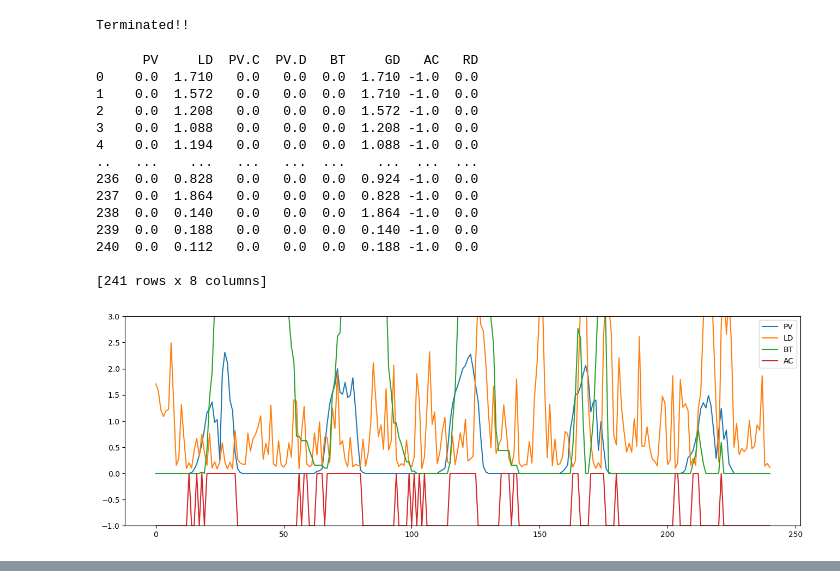
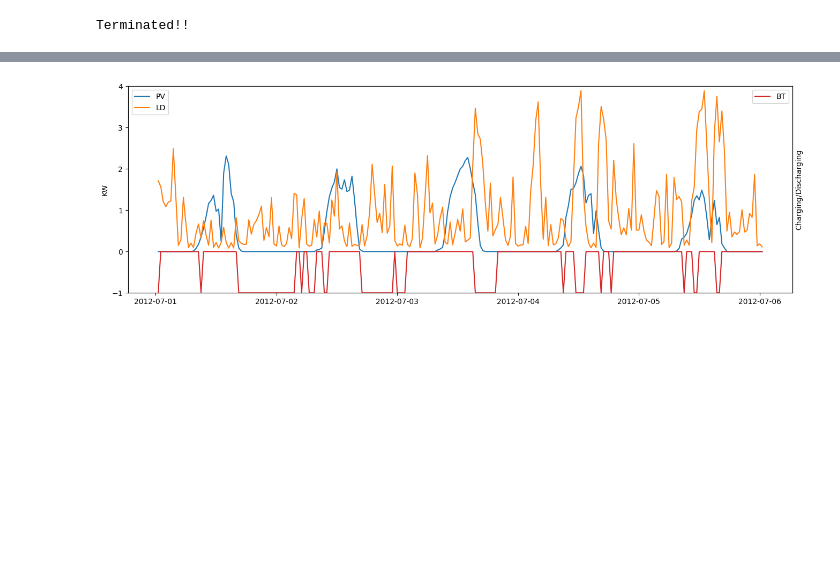
Before and after one commit to JunwookHeo/etc_project, a Jupyter notebook: proc_auggrid/optimise_battery.ipynb, the cells around one changed output, grey strips where cells are left out. Drawn from its saved outputs; the diff is of its cells as text; code cells hidden in the pictures; blank space fills up the shorter version.

```diff
--- a/proc_auggrid/optimise_battery.ipynb
+++ b/proc_auggrid/optimise_battery.ipynb
@@ -329,26 +361,35 @@ with torch.no_grad():
             break
 # %% [output]
 Terminated!!
-# %%
-start_pos = 0
-duration = 48*5
-ax = df_out[['PV', 'LD', 'BT', 'AC']].loc[start_pos:start_pos+duration].plot(figsize=(16,5))
-ax.set_ylim(-1, 3)
-print(df_out.loc[start_pos:start_pos+duration])
-plt.show()
-# %% [output]
-      PV     LD  PV.C  PV.D   BT     GD   AC   RD
-0    0.0  1.710   0.0   0.0  0.0  1.710 -1.0  0.0
-1    0.0  1.572   0.0   0.0  0.0  1.710 -1.0  0.0
-2    0.0  1.208   0.0   0.0  0.0  1.572 -1.0  0.0
-3    0.0  1.088   0.0   0.0  0.0  1.208 -1.0  0.0
-4    0.0  1.194   0.0   0.0  0.0  1.088 -1.0  0.0
-..   ...    ...   ...   ...  ...    ...  ...  ...
-236  0.0  0.828   0.0   0.0  0.0  0.924 -1.0  0.0
-237  0.0  1.864   0.0   0.0  0.0  0.828 -1.0  0.0
-238  0.0  0.140   0.0   0.0  0.0  1.864 -1.0  0.0
-239  0.0  0.188   0.0   0.0  0.0  0.140 -1.0  0.0
-240  0.0  0.112   0.0   0.0  0.0  0.188 -1.0  0.0
-
-[241 rows x 8 columns]
-[figure, removed]
+# %%
+start_pos = 0
+duration = TS*5
+df_dis = df_out[['PV', 'LD', 'BT', 'AC', 'GD']]
+df_dis = df_dis.set_index(pd.Index(df_date.values))
+
+pv =  df_dis['PV'].loc[df_date.values[start_pos]:df_date.values[start_pos+duration]].values
+ld =  df_dis['LD'].loc[df_date.values[start_pos]:df_date.values[start_pos+duration]].values
+bt =  df_dis['BT'].loc[df_date.values[start_pos]:df_date.values[start_pos+duration]].values
+ac =  df_dis['AC'].loc[df_date.values[start_pos]:df_date.values[start_pos+duration]].values
+
+fig, ax1 = plt.subplots(figsize=(16, 5))
+ax1.plot(df_date.values[start_pos:start_pos+duration+1], pv, label='PV', color='#1f77b4')
+ax1.plot(df_date.values[start_pos:start_pos+duration+1], ld, label='LD', color='#ff7f0e')
+# ax1.plot(df_date.values, ac, label='AC', color='#d62728')
+ax1.legend(loc='upper left')
+ax1.set_ylabel('KW')
+ax1.set_ylim(-1, 4)
+
+ax2 = ax1.twinx()
+ax2.plot(df_date.values[start_pos:start_pos+duration+1], ac, label='BT', color='#d62728')
+ax2.legend(loc='upper right')
+ax2.set_ylabel('Charging/Discharging')
+ax2.set_yticks([])
+ax2.set_ylim(-1, 4)
+
+# ax = df_dis[['PV', 'LD', 'BT', 'AC']].loc[df_date.values[start_pos]:df_date.values[start_pos+duration]].plot(figsize=(16,5))
+# ax.set_ylim(-1, 3)
+# ax.set_ylabel('KW')
+print(df_dis.loc[df_date.values[start_pos]:df_date.values[start_pos+duration]])
+plt.show()
+# %% [output]
@@ -355 +410,2 @@ plt.show()
+[figure, added]
 # %%
```
Also changed, not shown: parts of 14 cells of this notebook.
